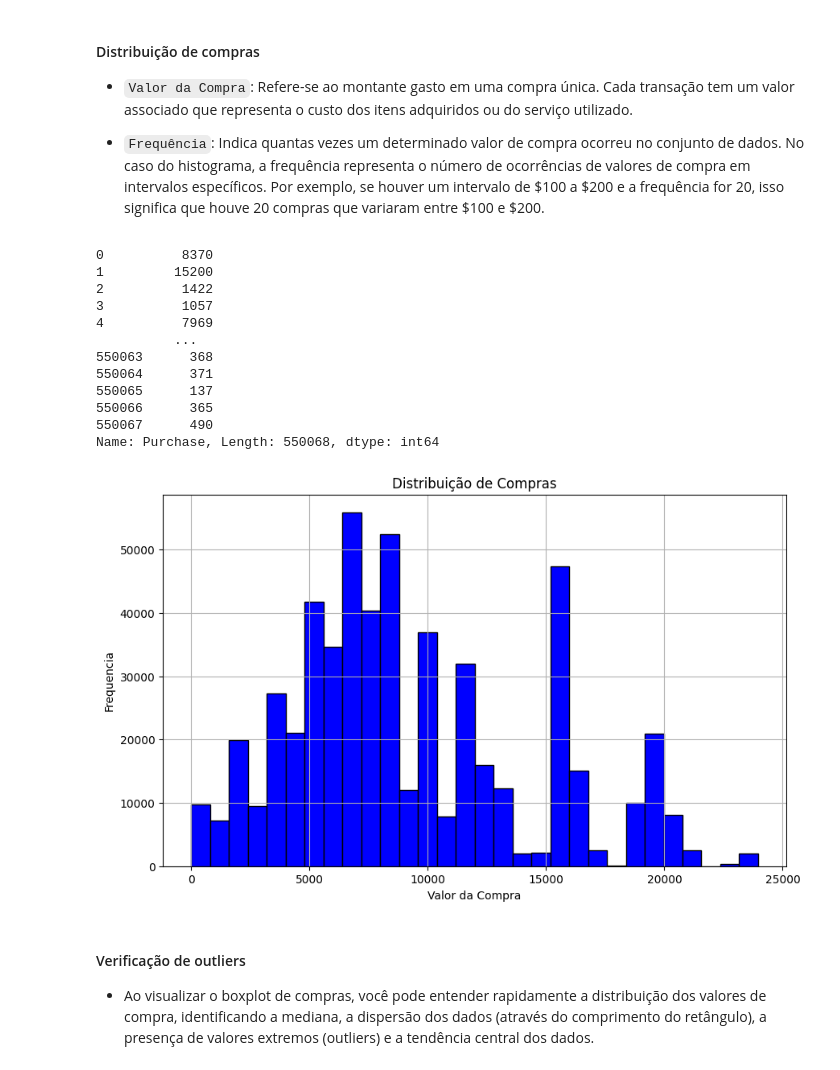
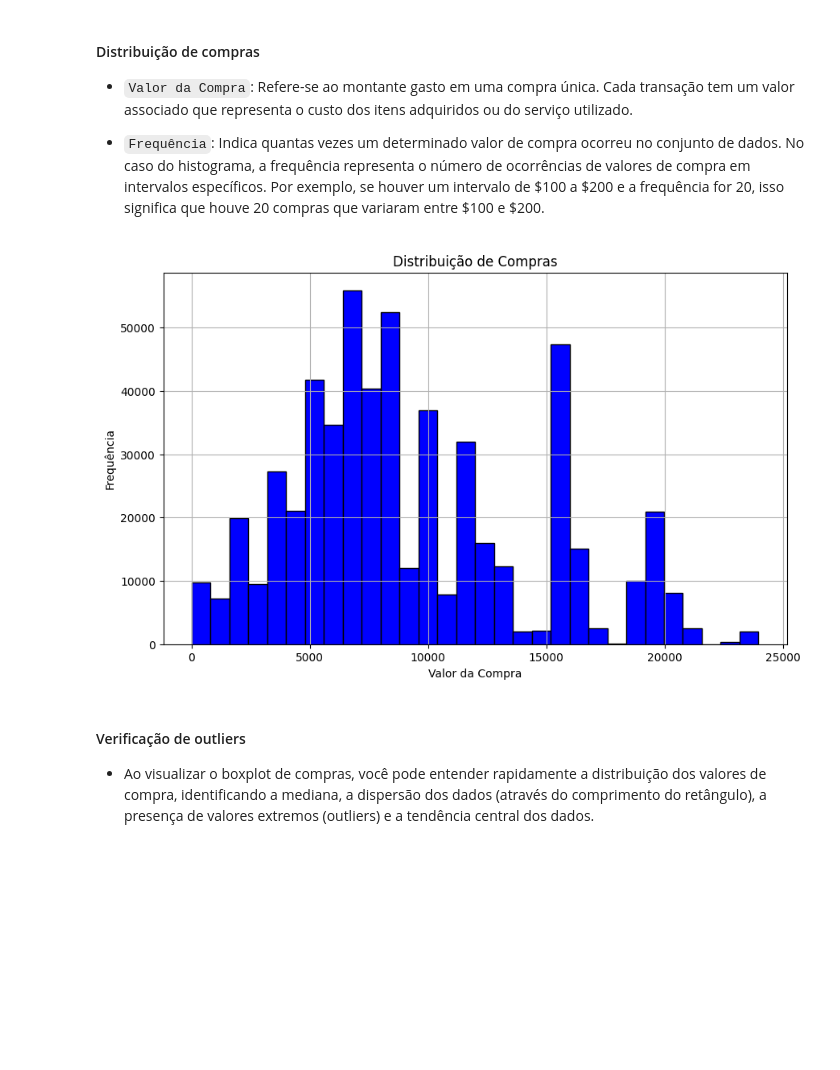
Before and after one commit to ntsation/consumer-purchase-analysis, a Jupyter notebook: black_friday_EDA.ipynb, the cells around one changed output. Cells and saved outputs as stored; diff of their text form; code cells hidden in the pictures; blank space fills up the shorter version.

```diff
--- a/black_friday_EDA.ipynb
+++ b/black_friday_EDA.ipynb
@@ -3,7 +3,7 @@ import pandas as pd
 import matplotlib.pyplot as plt
 import seaborn as sns
 
-path = 'train.csv'
+path = r'/home/ntsation/repos/blackfriday-eda-prep/src/train.csv'
 
 df = pd.read_csv(path)
 df
@@ -100,25 +106,13 @@ dtype: int64
 # %%
 plt.figure(figsize=(10, 6))
 plt.hist(df['Purchase'], bins=30,color='blue', edgecolor='black')
 plt.title('Distribuição de Compras')
 plt.xlabel('Valor da Compra')
-plt.ylabel('Frequencia')
+plt.ylabel('Frequência')
 plt.grid(True)
 plt.show()
 # %% [output]
-0          8370
-1         15200
-2          1422
-3          1057
-4          7969
-          ...
-550063      368
-550064      371
-550065      137
-550066      365
-550067      490
-Name: Purchase, Length: 550068, dtype: int64
-[figure, old version]
+[figure, new version]
 # %% [markdown]
 #### Verificação de outliers
 - Ao visualizar o boxplot de compras, você pode entender rapidamente a distribuição dos valores de compra, identificando a mediana, a dispersão dos dados (através do comprimento do retângulo), a presença de valores extremos (outliers) e a tendência central dos dados.
```
Also changed, not shown: parts of 3 cells of this notebook.
